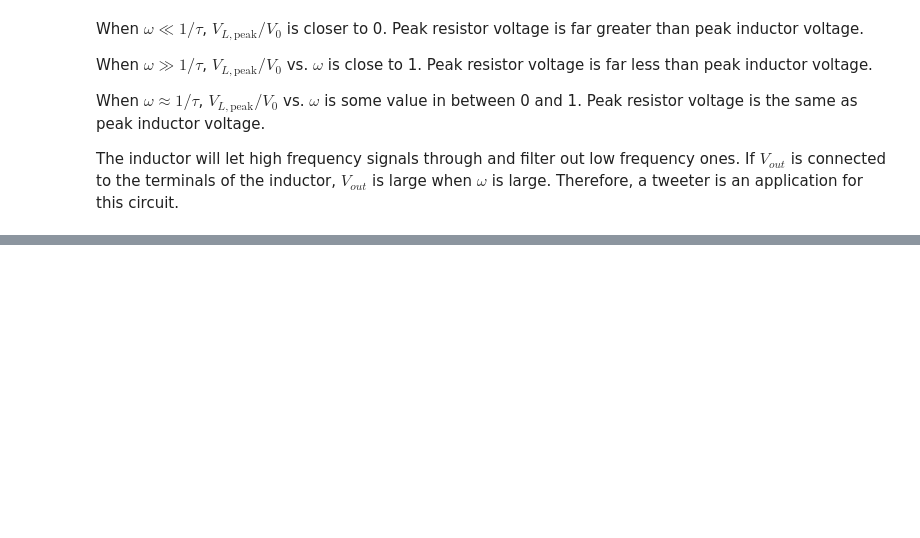
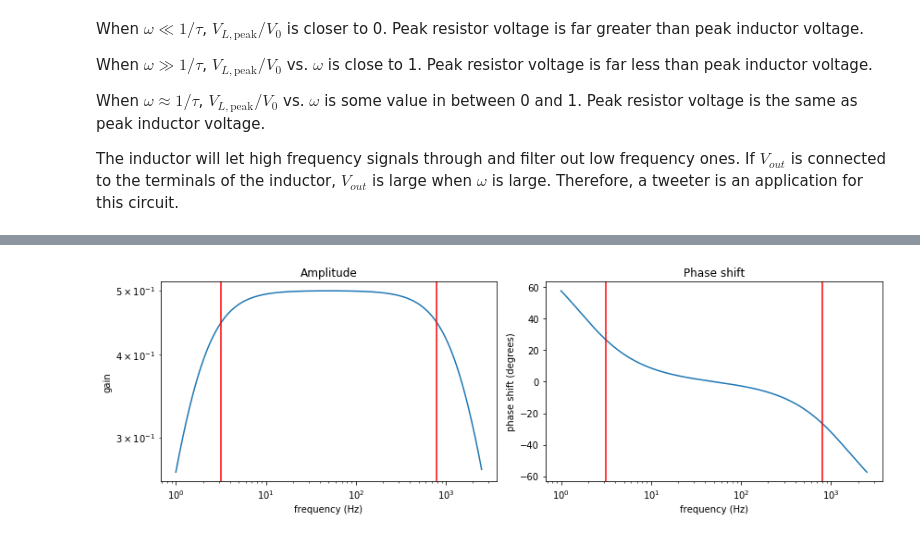
Before and after one commit to zhuohengy/Python-Final-Project, a Jupyter notebook: Python Final Project (extension to computer HW#9).ipynb, the cells around one changed output, grey strips where cells are left out. Cells and saved outputs as stored; diff of their text form; code cells hidden in the pictures; blank space fills up the shorter version.

```diff
--- a/Python Final Project (extension to computer HW#9).ipynb
+++ b/Python Final Project (extension to computer HW#9).ipynb
@@ -412,0 +654,44 @@ ModuleNotFoundError: No module named 'utilities'
+# %%
+# There will be two resistor and two capacitor as band pass filter is a mixture of low pass filter and high pass filter
+# Define low pass filter's value of resistor and capacitor
+C1 = 2e-7
+R1 = 1e3
+
+# Define high pass filter's value capacitor and resistor
+C2 = 5e-5
+R2 = 1e3
+
+#range of freqequency
+freq_low = 1
+freq_high = 2.5e3
+
+# There will be two roll off freuqcy as we are receiving the mid range of frequency
+freq_rolloff1 = (2*np.pi*R1*C1)**-1
+freq_rolloff2 = (2*np.pi*R2*C2)**-1
+freq_rolloff = [freq_rolloff1,freq_rolloff2]
+
+# Define the band pass filter in term of the impendence of the circuit
+def band_pass(freq):
+    omega = 2 * np.pi * freq
+    V_in = 1
+    ZR1 = R1
+    ZC1 = (-1j/(omega*C1))
+    ZR2 = R2
+    ZC2 = (-1j/(omega*C2))
+
+#Kirchoff circuit rules
+    Z_total = ZR1 + (ZC1**(-1)+(ZR2+ZC2)**(-1))**(-1)
+    I_total = V_in / Z_total
+    I_2     = I_total - (V_in - I_total * ZR1)/ZC1
+    V_R2    = I_2 * ZR2
+    V_out   = V_R2
+# The tranfer function is simply the ratio of voltage in and voltage out
+    H = V_out/V_in
+    return H
+
+#plot the bode plots and rolloff freq. The output will be graphs of amplitude and phase shift
+freqs, amp, phi = freq_analysis(band_pass, freq_low, freq_high)
+amp = np.sqrt(amp * amp.conj())
+bode_plots(freqs, amp, phi, freq_rolloff)
+# %% [output]
+[figure, added]
```
Also changed, not shown: parts of 2 cells of this notebook.
